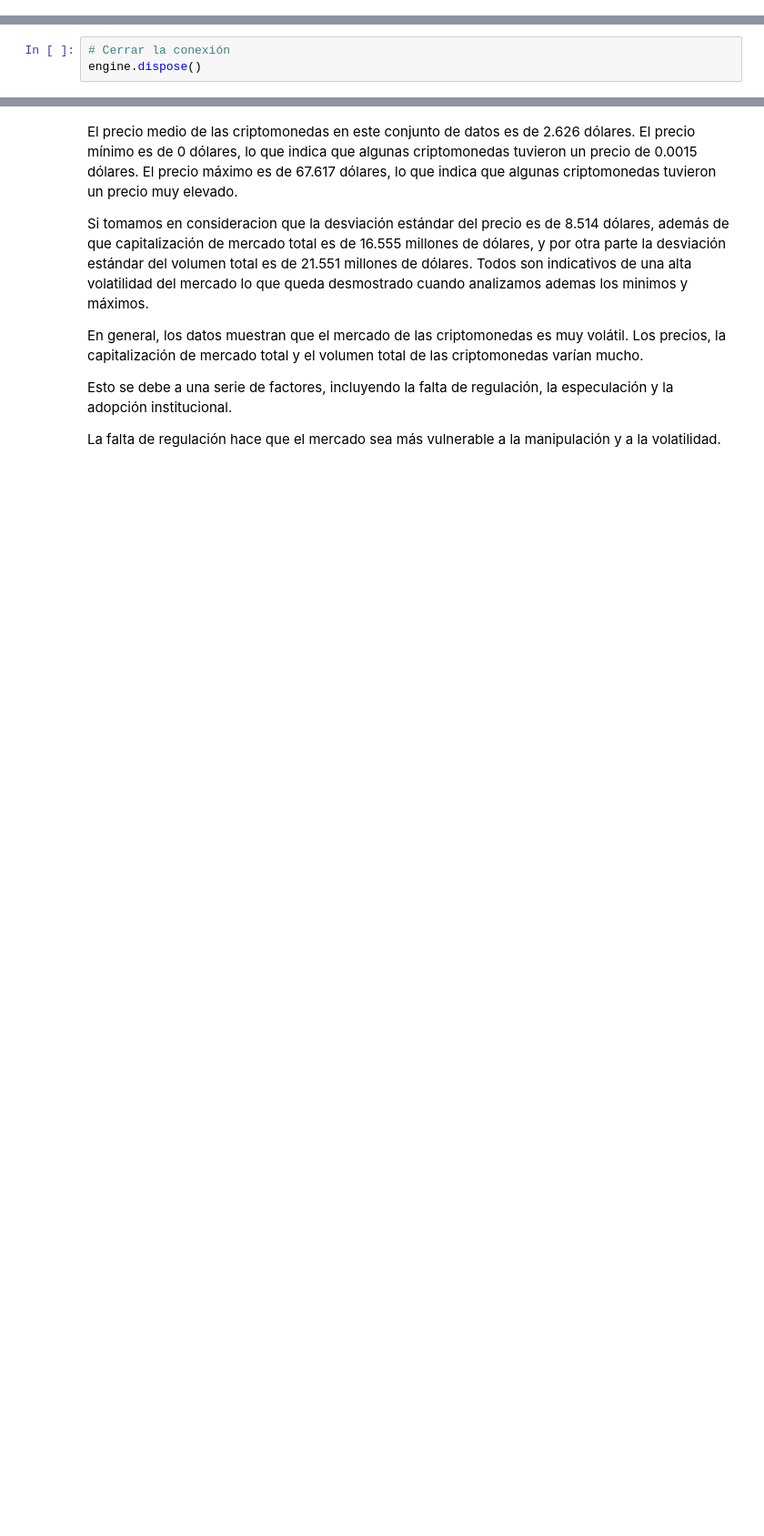
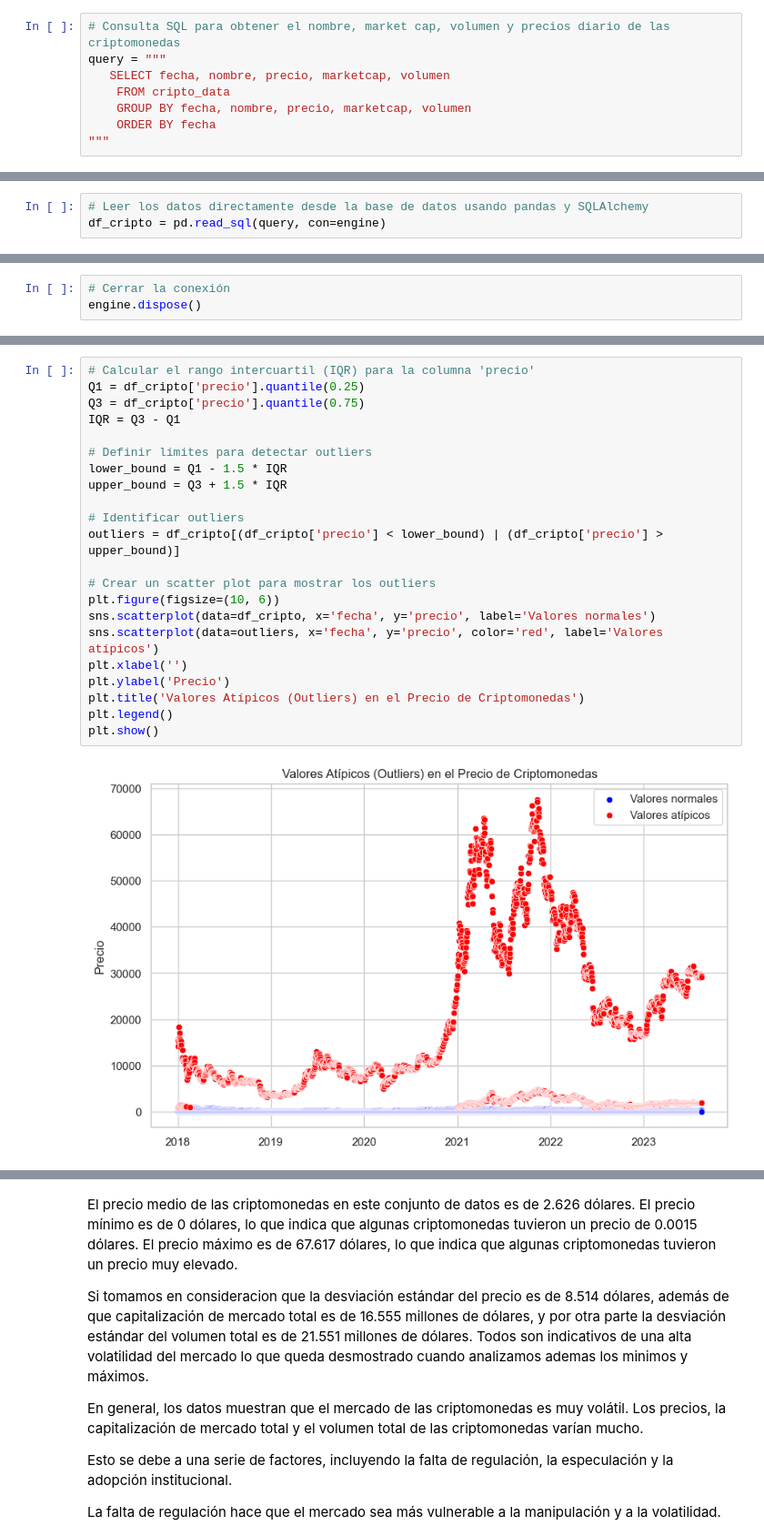
Before and after one commit to sabas4rc/PI_DA, a Jupyter notebook: Notebook/eda.ipynb, the cells around one changed output, grey strips where cells are left out. Shown at 91% size. Drawn from its saved outputs; the diff is of its cells as text; blank space fills up the shorter version.

```diff
--- a/Notebook/eda.ipynb
+++ b/Notebook/eda.ipynb
@@ -15,3 +21,11 @@ engine = create_engine(db_connection_string)
+# %%
+# Consulta SQL para obtener el nombre, market cap, volumen y precios diario de las criptomonedas
+query = """
+   SELECT fecha, nombre, precio, marketcap, volumen
+    FROM cripto_data
+    GROUP BY fecha, nombre, precio, marketcap, volumen
+    ORDER BY fecha
+"""
 # %%
 # Consulta SQL para obtener el nombre, total del market cap, volumen y precio diario de las criptomonedas
 query1 = """
@@ -42,3 +60,6 @@ pd.set_option('display.float_format', '{:.4f}'.format)
+# %%
+# Leer los datos directamente desde la base de datos usando pandas y SQLAlchemy
+df_cripto = pd.read_sql(query, con=engine)
 # %%
 # Leer los datos directamente desde la base de datos usando pandas y SQLAlchemy
 df_total = pd.read_sql(query1, con=engine)
@@ -67,0 +208,24 @@ engine.dispose()
+# %%
+# Calcular el rango intercuartil (IQR) para la columna 'precio'
+Q1 = df_cripto['precio'].quantile(0.25)
+Q3 = df_cripto['precio'].quantile(0.75)
+IQR = Q3 - Q1
+
+# Definir límites para detectar outliers
+lower_bound = Q1 - 1.5 * IQR
+upper_bound = Q3 + 1.5 * IQR
+
+# Identificar outliers
+outliers = df_cripto[(df_cripto['precio'] < lower_bound) | (df_cripto['precio'] > upper_bound)]
+
+# Crear un scatter plot para mostrar los outliers
+plt.figure(figsize=(10, 6))
+sns.scatterplot(data=df_cripto, x='fecha', y='precio', label='Valores normales')
+sns.scatterplot(data=outliers, x='fecha', y='precio', color='red', label='Valores atípicos')
+plt.xlabel('')
+plt.ylabel('Precio')
+plt.title('Valores Atípicos (Outliers) en el Precio de Criptomonedas')
+plt.legend()
+plt.show()
+# %% [output]
+[figure, added]
```
Also changed, not shown: parts of 86 cells of this notebook, 2 other files.
